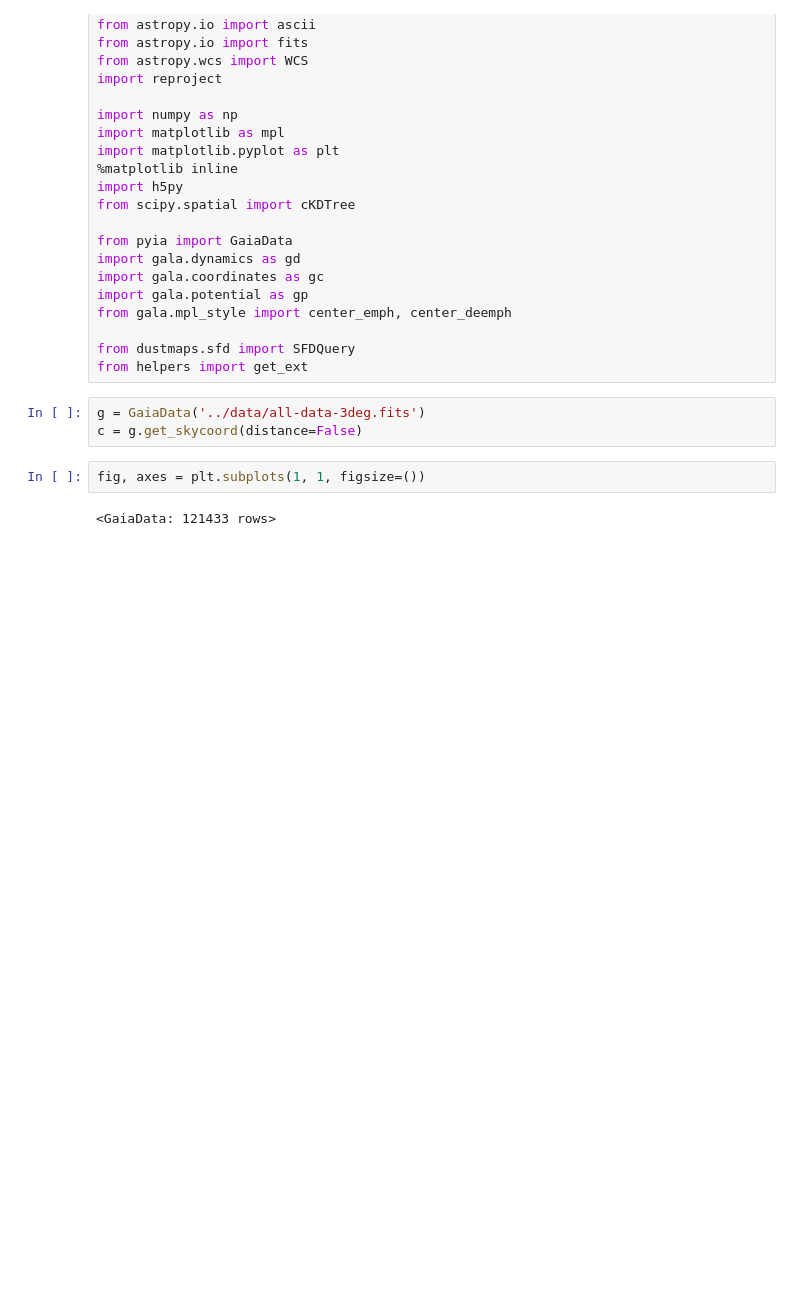
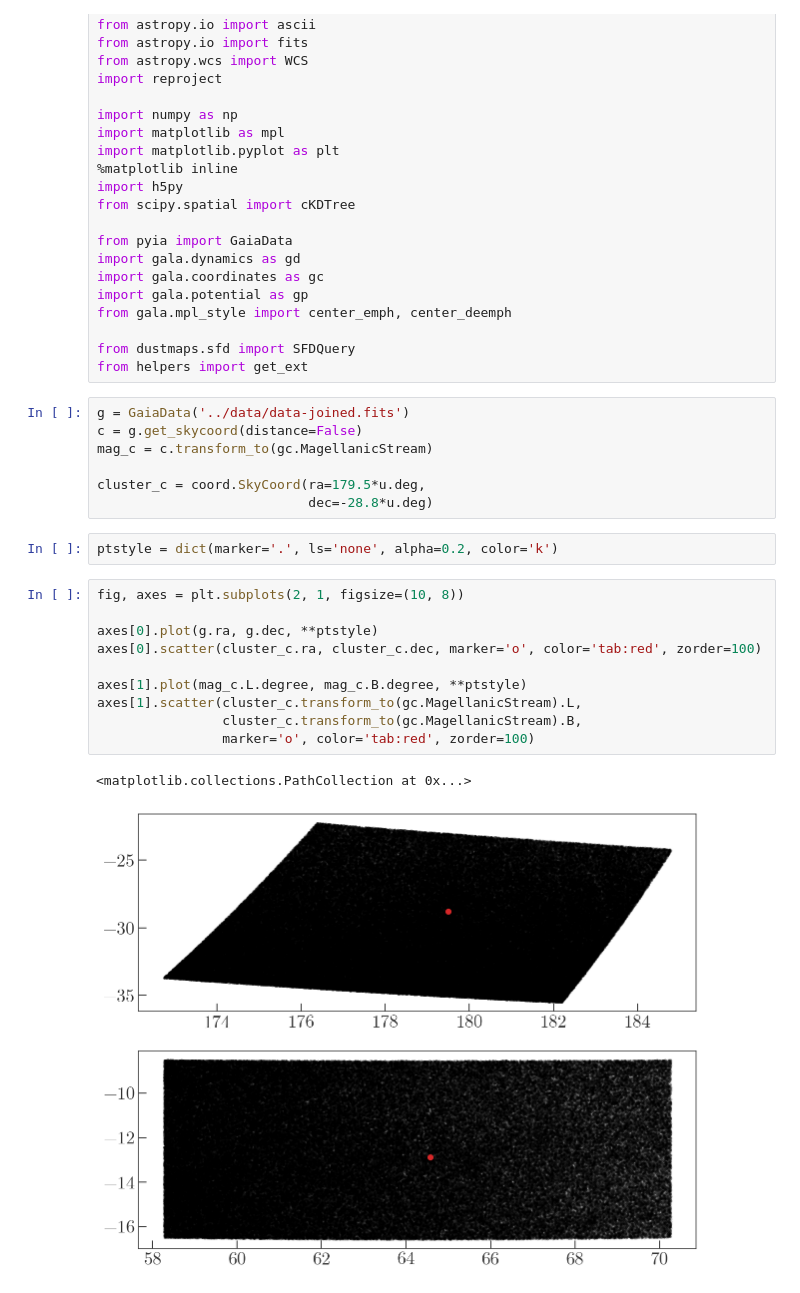
Before and after one commit to adrn/dr2-lmc-cluster, a Jupyter notebook: notebooks/Figure1-Gaia-GALEX.ipynb, the cells around one changed output. Cells and saved outputs as stored; diff of their text form; blank space fills up the shorter version.

```diff
--- a/notebooks/Figure1-Gaia-GALEX.ipynb
+++ b/notebooks/Figure1-Gaia-GALEX.ipynb
@@ -25,9 +25,24 @@ from gala.mpl_style import center_emph, center_deemph
 from dustmaps.sfd import SFDQuery
 from helpers import get_ext
 # %%
-g = GaiaData('../data/all-data-3deg.fits')
+g = GaiaData('../data/data-joined.fits')
 c = g.get_skycoord(distance=False)
+mag_c = c.transform_to(gc.MagellanicStream)
+
+cluster_c = coord.SkyCoord(ra=179.5*u.deg,
+                           dec=-28.8*u.deg)
-# %%
-fig, axes = plt.subplots(1, 1, figsize=())
-# %% [output]
-<GaiaData: 121433 rows>
+# %%
+ptstyle = dict(marker='.', ls='none', alpha=0.2, color='k')
+# %%
+fig, axes = plt.subplots(2, 1, figsize=(10, 8))
+
+axes[0].plot(g.ra, g.dec, **ptstyle)
+axes[0].scatter(cluster_c.ra, cluster_c.dec, marker='o', color='tab:red', zorder=100)
+
+axes[1].plot(mag_c.L.degree, mag_c.B.degree, **ptstyle)
+axes[1].scatter(cluster_c.transform_to(gc.MagellanicStream).L,
+                cluster_c.transform_to(gc.MagellanicStream).B,
+                marker='o', color='tab:red', zorder=100)
+# %% [output]
+<matplotlib.collections.PathCollection at 0x...>
+[figure, added]
```
Also changed, not shown: parts of 15 cells of this notebook, 1 other file.
